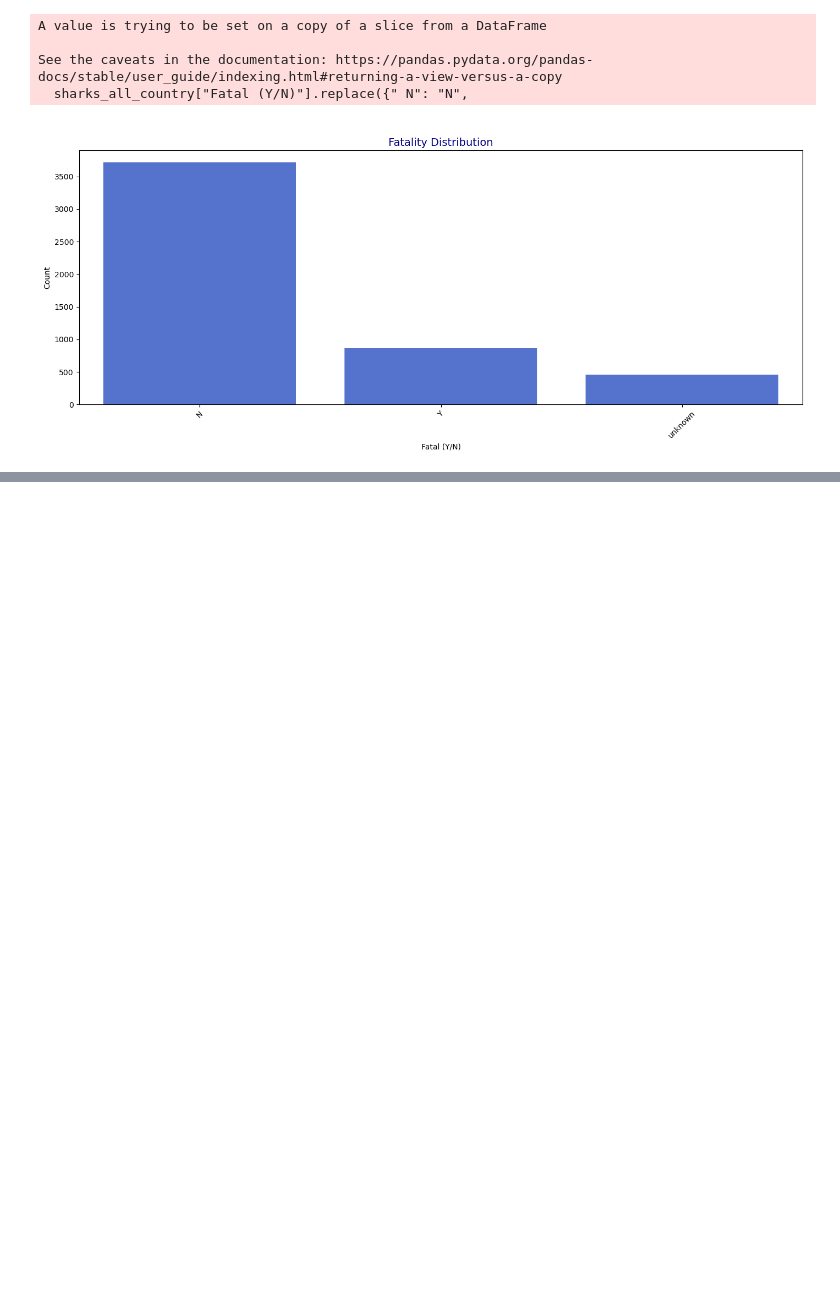
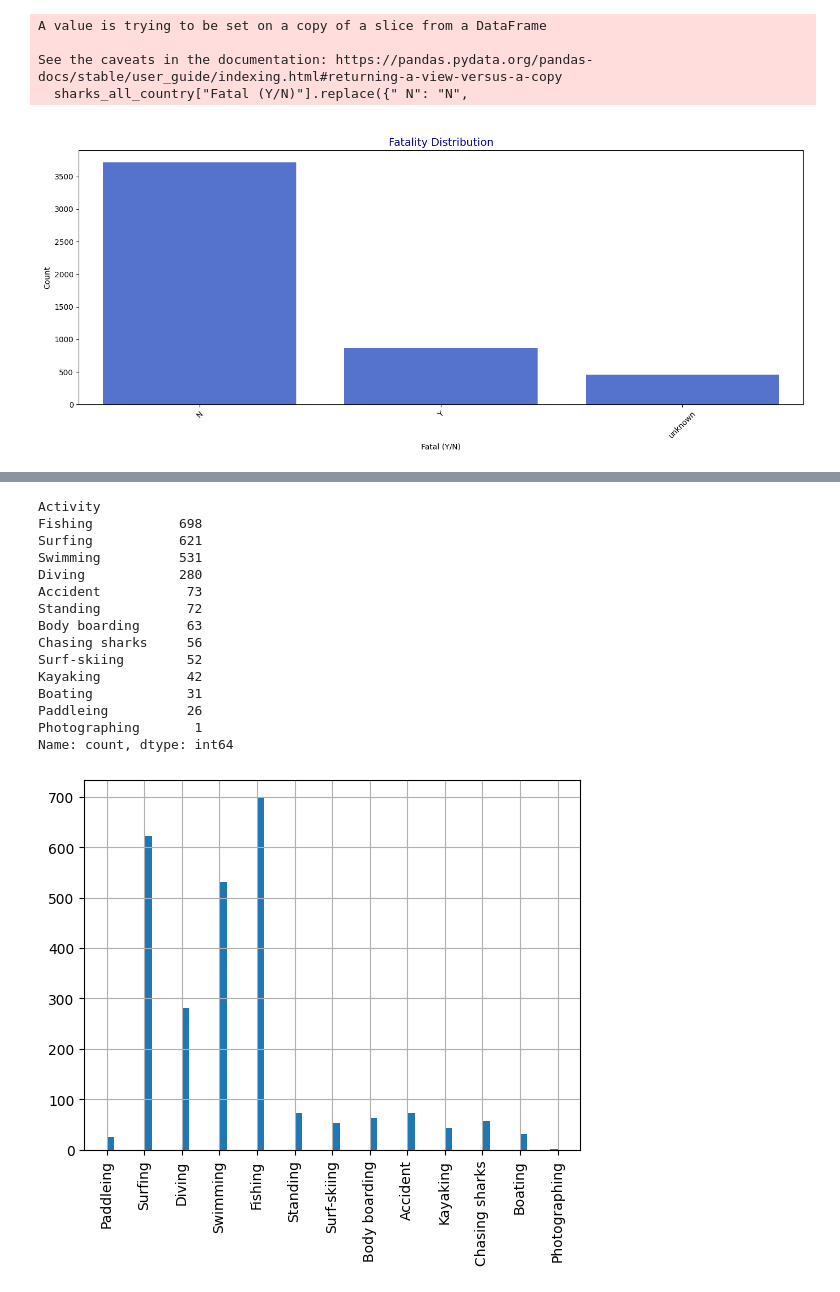
Before and after one commit to LucasFloresC/Shark_Attack, a Jupyter notebook: Proyecto 1.ipynb, the cells around one changed output, grey strips where cells are left out. Cells and saved outputs as stored; diff of their text form; code cells hidden in the pictures; blank space fills up the shorter version.

```diff
--- a/Proyecto 1.ipynb
+++ b/Proyecto 1.ipynb
@@ -764,0 +1339,26 @@ Name: count, dtype: int64
+# %%
+# Ahora que ya lo tenemos todo limpio guardamos el data frame limpio
+sharks_clean = sharks_all_species[sharks_all_species["Activity"] != "Unknown"]
+# %%
+# Vemos como se distribuye Activity sin los unknowns
+
+sharks_clean["Activity"].hist(bins=60)
+plt.xticks(rotation=90)
+sharks_clean["Activity"].value_counts()
+# %% [output]
+Activity
+Fishing           698
+Surfing           621
+Swimming          531
+Diving            280
+Accident           73
+Standing           72
+Body boarding      63
+Chasing sharks     56
+Surf-skiing        52
+Kayaking           42
+Boating            31
+Paddleing          26
+Photographing       1
+Name: count, dtype: int64
+[figure, added]
```
Also changed, not shown: parts of 32 cells of this notebook, 20 other files.
